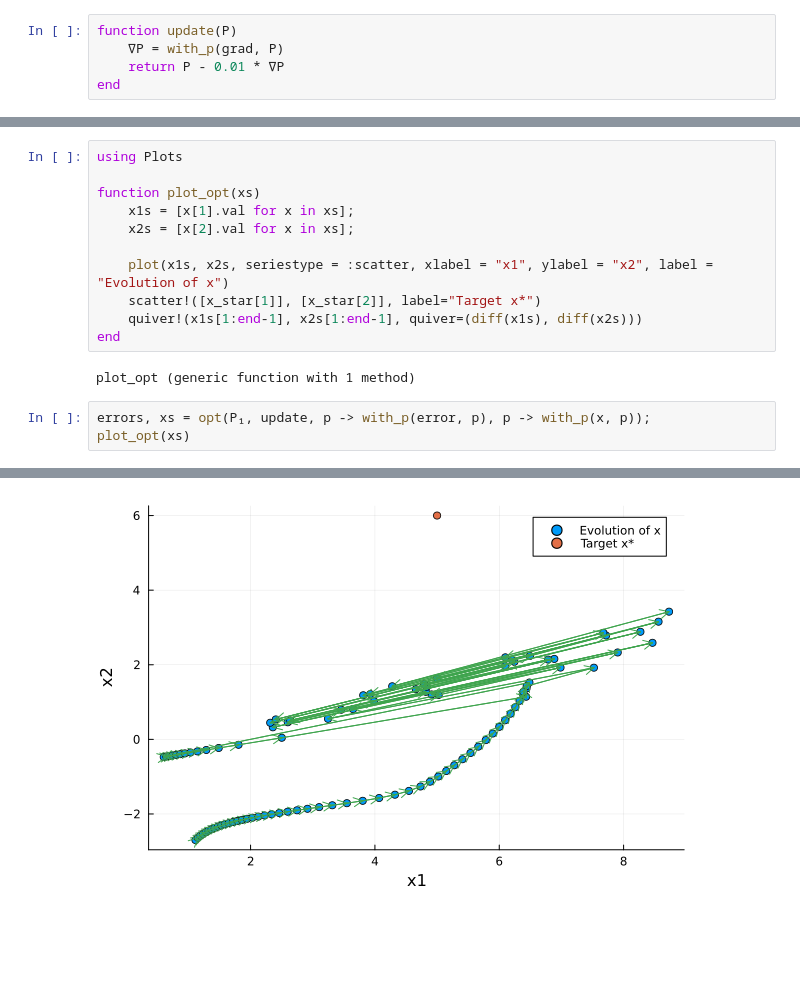
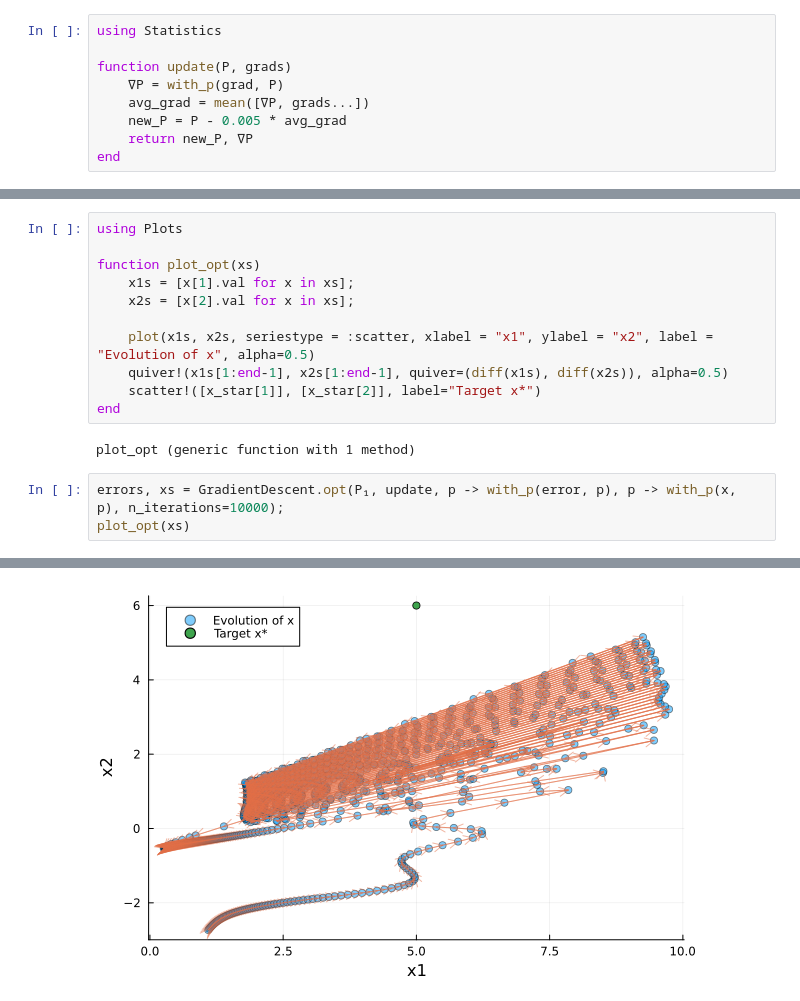
Before and after one commit to tomasruizt/Code-Along, a Jupyter notebook: matrix-calculus/Automatic Differentiation through a Linear System of Equations.ipynb, the cells around one changed output, grey strips where cells are left out. Cells and saved outputs as stored; diff of their text form; blank space fills up the shorter version.

Commit message:
Plot sequence of solutions for 'x'

```diff
--- a/matrix-calculus/Automatic Differentiation through a Linear System of Equations.ipynb
+++ b/matrix-calculus/Automatic Differentiation through a Linear System of Equations.ipynb
@@ -182,9 +185,13 @@ $$ \begin{equation}
 \end{equation}
  $$
 # %%
-function update(P)
+using Statistics
+
+function update(P, grads)
     ∇P = with_p(grad, P)
-    return P - 0.01 * ∇P
+    avg_grad = mean([∇P, grads...])
+    new_P = P - 0.005 * avg_grad
+    return new_P, ∇P
 end
 # %% [output]
 update (generic function with 1 method)
@@ -226,13 +202,13 @@ function plot_opt(xs)
     x1s = [x[1].val for x in xs];
     x2s = [x[2].val for x in xs];
 
-    plot(x1s, x2s, seriestype = :scatter, xlabel = "x1", ylabel = "x2", label = "Evolution of x")
+    plot(x1s, x2s, seriestype = :scatter, xlabel = "x1", ylabel = "x2", label = "Evolution of x", alpha=0.5)
+    quiver!(x1s[1:end-1], x2s[1:end-1], quiver=(diff(x1s), diff(x2s)), alpha=0.5)
     scatter!([x_star[1]], [x_star[2]], label="Target x*")
-    quiver!(x1s[1:end-1], x2s[1:end-1], quiver=(diff(x1s), diff(x2s)))
 end
 # %% [output]
 plot_opt (generic function with 1 method)
 # %%
-errors, xs = opt(P₁, update, p -> with_p(error, p), p -> with_p(x, p));
+errors, xs = GradientDescent.opt(P₁, update, p -> with_p(error, p), p -> with_p(x, p), n_iterations=10000);
 plot_opt(xs)
 # %% [output]
@@ -249 +232 @@ Iteration 1000. Error: 4.534182352329859 x= Num[8.730744448087265, 3.42311128155
-[figure, old version]
+[figure, new version]
```
Also changed, not shown: parts of 8 cells of this notebook, 4 other files.
